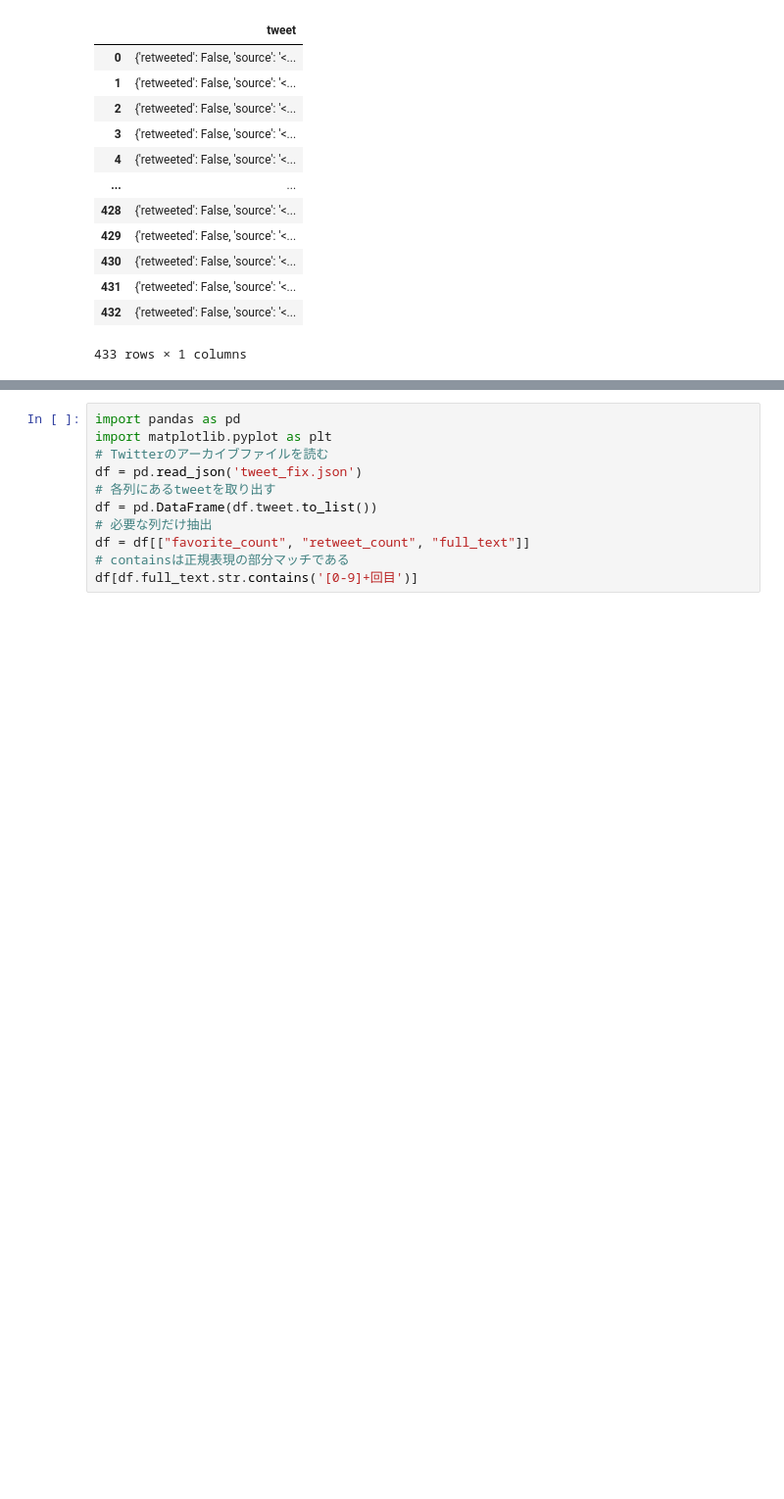
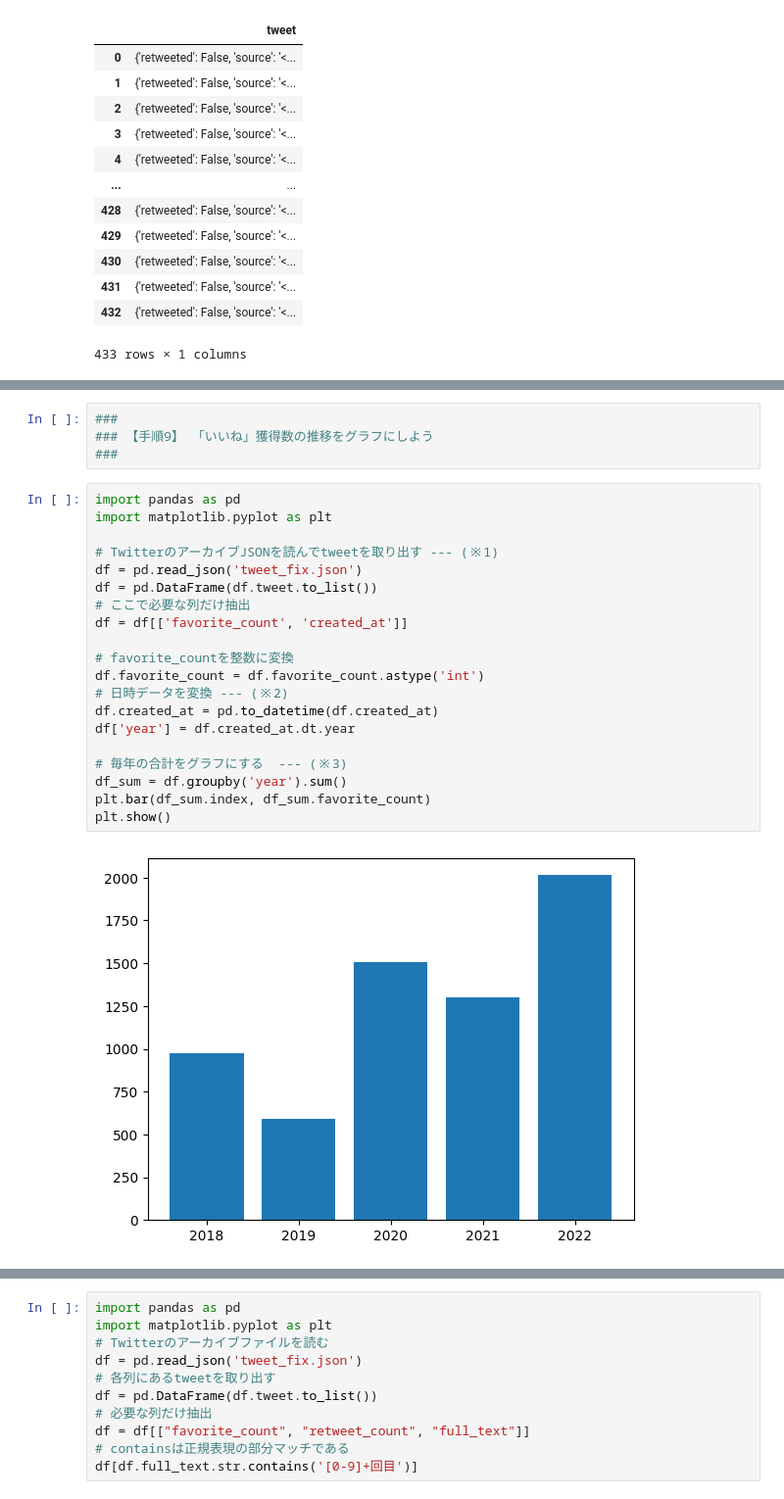
Before and after one commit to kujirahand/book-json-sample, a Jupyter notebook: src/ch6/pandas_tw.ipynb, the cells around one changed output, grey strips where cells are left out. Shown at 98% size. Saved outputs shown, nothing was run; the diff lists cells and outputs as text; blank space fills up the shorter version.

```diff
--- a/src/ch6/pandas_tw.ipynb
+++ b/src/ch6/pandas_tw.ipynb
@@ -82,0 +137,26 @@ df[df.favorite_count > 50]
+# %%
+###
+### 【手順9】 「いいね」獲得数の推移をグラフにしよう
+###
+# %%
+import pandas as pd
+import matplotlib.pyplot as plt
+
+# TwitterのアーカイブJSONを読んでtweetを取り出す --- (※1)
+df = pd.read_json('tweet_fix.json')
+df = pd.DataFrame(df.tweet.to_list())
+# ここで必要な列だけ抽出
+df = df[['favorite_count', 'created_at']]
+
+# favorite_countを整数に変換
+df.favorite_count = df.favorite_count.astype('int')
+# 日時データを変換 --- (※2)
+df.created_at = pd.to_datetime(df.created_at)
+df['year'] = df.created_at.dt.year
+
+# 毎年の合計をグラフにする  --- (※3)
+df_sum = df.groupby('year').sum()
+plt.bar(df_sum.index, df_sum.favorite_count)
+plt.show()
+# %% [output]
+[figure, added]
```
Also changed, not shown: parts of 19 cells of this notebook, 4 other files.
